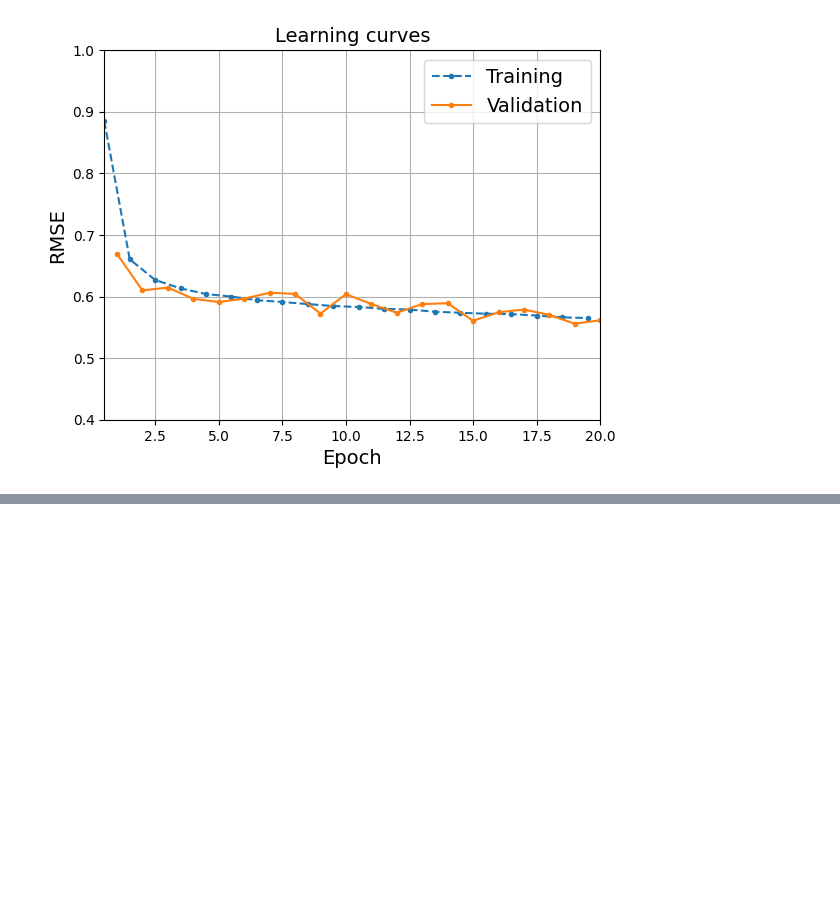
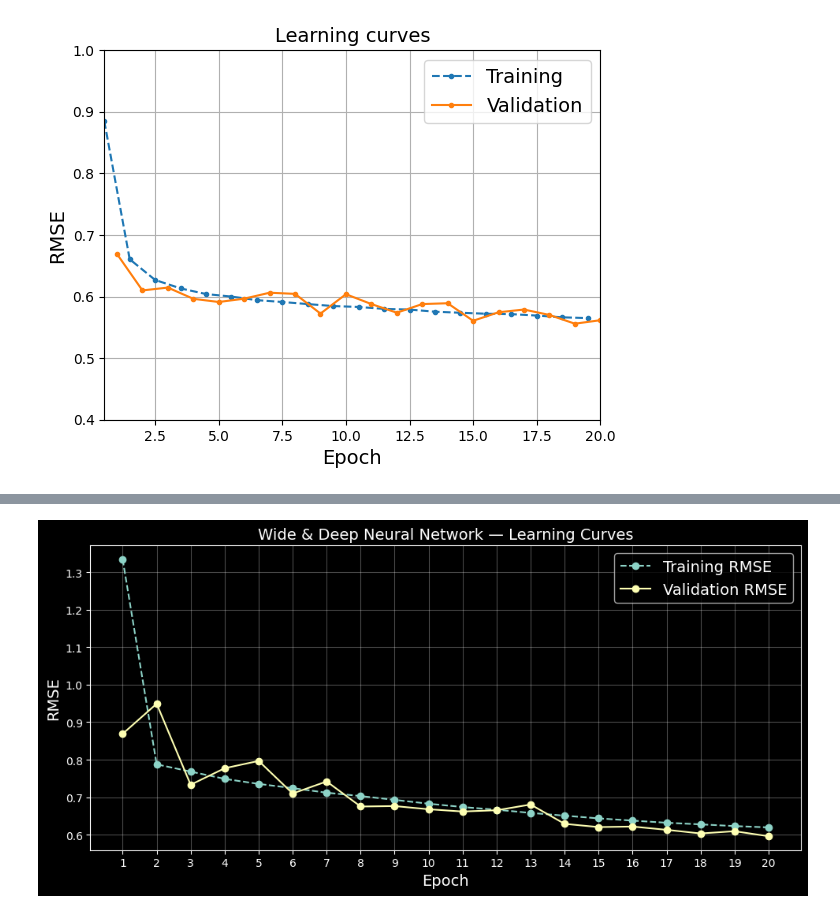
Before and after one commit to oabdelhalim8/ML---9, a Jupyter notebook: ML_project.ipynb, the cells around one changed output, grey strips where cells are left out. Cells and saved outputs as stored; diff of their text form; code cells hidden in the pictures; blank space fills up the shorter version.

```diff
--- a/ML_project.ipynb
+++ b/ML_project.ipynb
@@ -594,0 +610,11 @@ Epoch 20/20, train loss: 0.3191, train metric: 0.5650, valid metric: 0.5615
+# %%
+torch.manual_seed(42)
+model = WideAndDeep(n_features).to(device)
+learning_rate = 0.002  # the model changed, so did the optimal learning rate
+# %%
+# extra code: train the model, exactly our previous models
+optimizer = torch.optim.SGD(model.parameters(), lr=learning_rate, momentum=0)
+mse = nn.MSELoss()
+rmse = torchmetrics.MeanSquaredError(squared=False).to(device)
+history = train2(model, optimizer, mse, rmse, train_loader, valid_loader,
+                 n_epochs)
@@ -594,0 +662,26 @@ Epoch 20/20, train loss: 0.3191, train metric: 0.5650, valid metric: 0.5615
+# %%
+
+import numpy as np
+import matplotlib.pyplot as plt
+
+plt.style.use("dark_background")
+
+epochs = np.arange(1, len(history["train_metrics"]) + 1)
+
+plt.figure(figsize=(10, 5))
+
+plt.plot(epochs, history["train_metrics"], "o--",
+         label="Training RMSE")
+plt.plot(epochs, history["valid_metrics"], "o-",
+         label="Validation RMSE")
+
+plt.xlabel("Epoch")
+plt.ylabel("RMSE")
+plt.title("Wide & Deep Neural Network — Learning Curves")
+plt.xticks(epochs)
+plt.grid(alpha=0.3)
+plt.legend()
+plt.tight_layout()
+plt.show()
+# %% [output]
+[figure, added]
```
Also changed, not shown: parts of 25 cells of this notebook.
